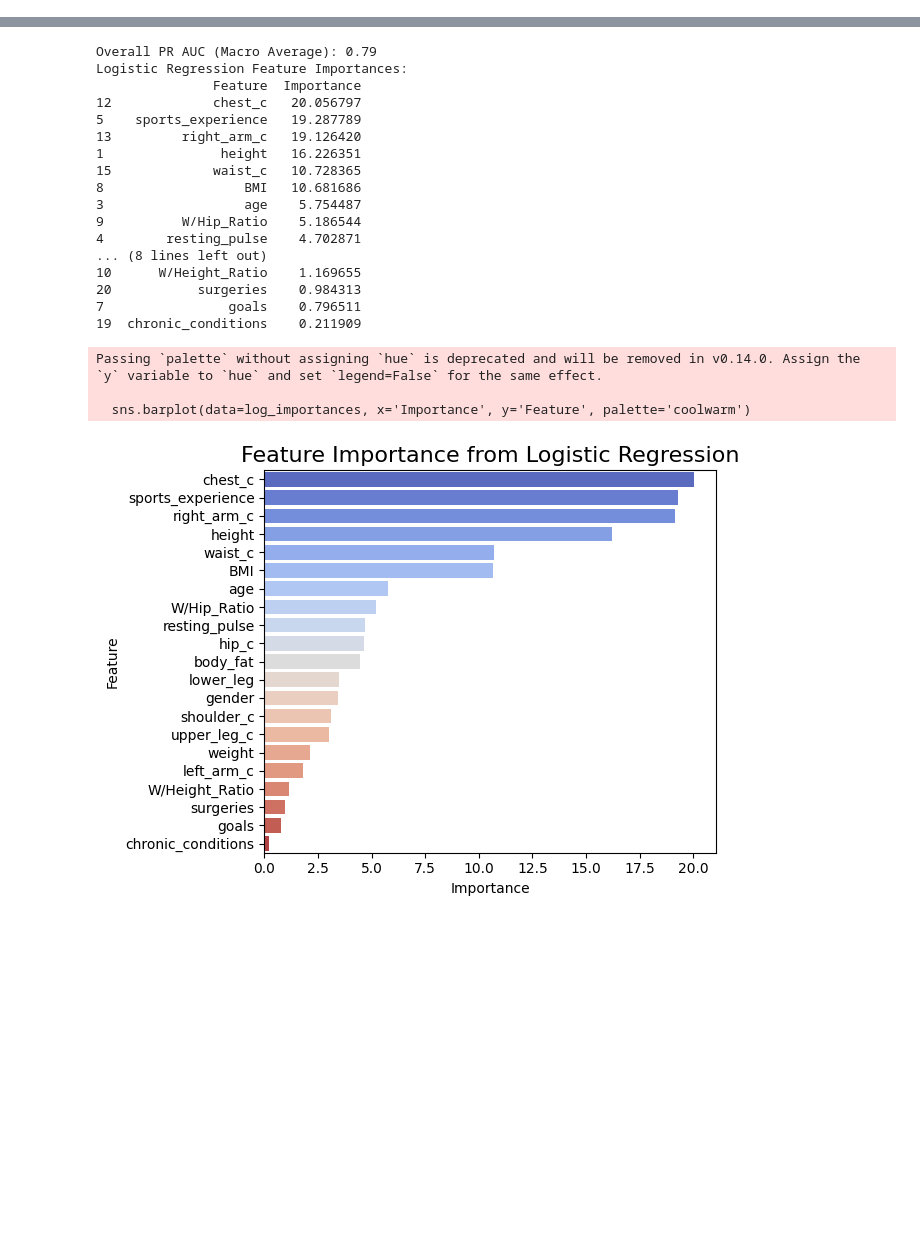
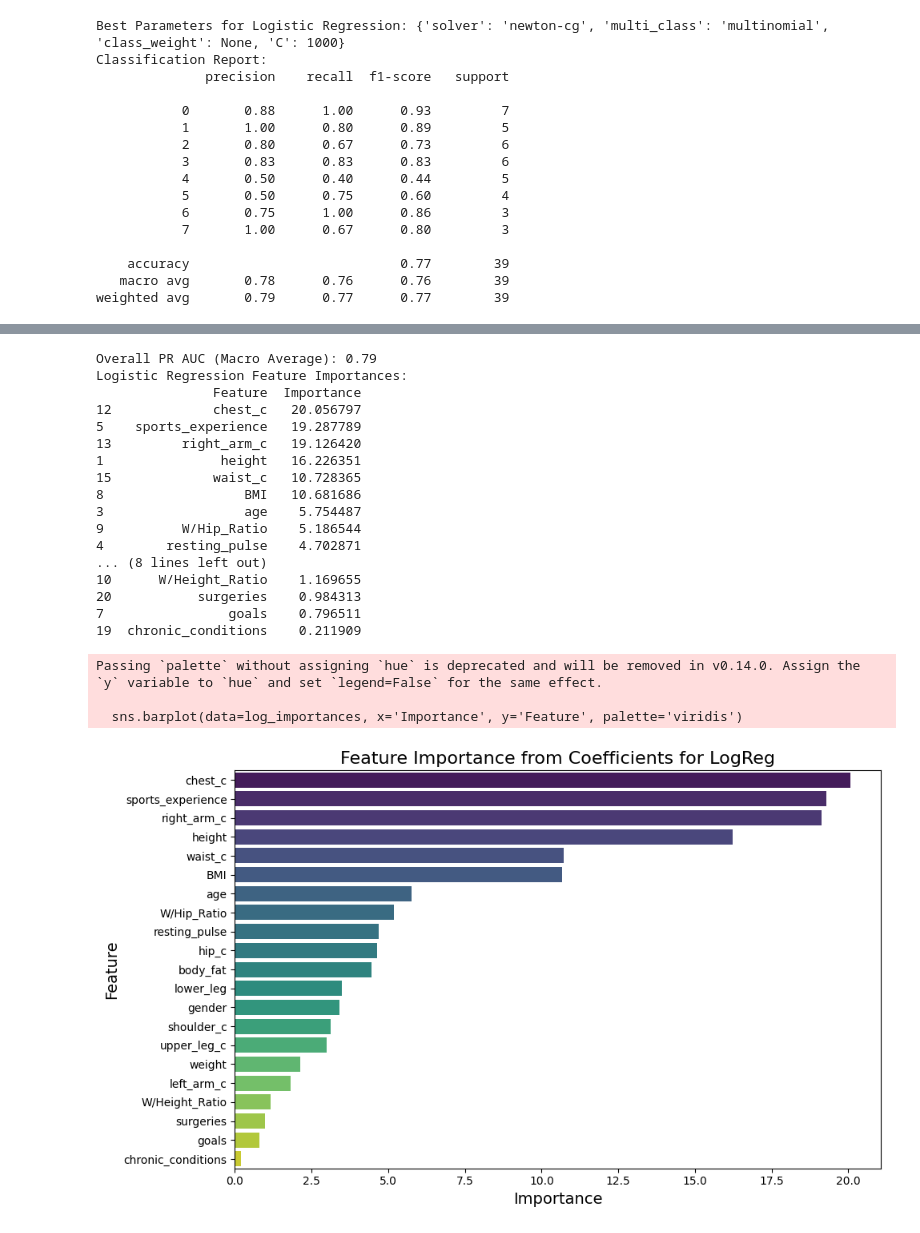
Before and after one commit to idilersudas/MastersProject, a Jupyter notebook: LogRegression.ipynb, the cells around one changed output, grey strips where cells are left out. Drawn from its saved outputs; the diff is of its cells as text; code cells hidden in the pictures; blank space fills up the shorter version.

```diff
--- a/LogRegression.ipynb
+++ b/LogRegression.ipynb
@@ -127,8 +127,11 @@ print("Logistic Regression Feature Importances:")
 print(log_importances)
 
 # Plot feature importance
-sns.barplot(data=log_importances, x='Importance', y='Feature', palette='coolwarm')
-plt.title('Feature Importance from Logistic Regression', fontsize=16)
+plt.figure(figsize=(10, 6))
+sns.barplot(data=log_importances, x='Importance', y='Feature', palette='viridis')
+plt.title('Feature Importance from Coefficients for LogReg', fontsize=16)
+plt.xlabel('Importance', fontsize=14)
+plt.ylabel('Feature', fontsize=14)
 plt.tight_layout()
 plt.show()
 # %% [output]
@@ -152,23 +155,39 @@ weighted avg       0.79      0.77      0.77        39
+Best Parameters for Logistic Regression: {'solver': 'newton-cg', 'multi_class': 'multinomial', 'class_weight': None, 'C': 1000}
+Classification Report:
+              precision    recall  f1-score   support
+
+           0       0.88      1.00      0.93         7
+           1       1.00      0.80      0.89         5
+           2       0.80      0.67      0.73         6
+           3       0.83      0.83      0.83         6
+           4       0.50      0.40      0.44         5
+           5       0.50      0.75      0.60         4
+           6       0.75      1.00      0.86         3
+           7       1.00      0.67      0.80         3
+
+    accuracy                           0.77        39
+   macro avg       0.78      0.76      0.76        39
+weighted avg       0.79      0.77      0.77        39
 [figure]
 [figure]
-Overall PR AUC (Macro Average): 0.79
-Logistic Regression Feature Importances:
-               Feature  Importance
-12             chest_c   20.056797
-5    sports_experience   19.287789
-13         right_arm_c   19.126420
-1               height   16.226351
-15             waist_c   10.728365
-8                  BMI   10.681686
-3                  age    5.754487
-9          W/Hip_Ratio    5.186544
-4        resting_pulse    4.702871
-... (8 lines left out)
-10      W/Height_Ratio    1.169655
-20           surgeries    0.984313
-7                goals    0.796511
-19  chronic_conditions    0.211909
-Passing `palette` without assigning `hue` is deprecated and will be removed in v0.14.0. Assign the `y` variable to `hue` and set `legend=False` for the same effect.
-
-  sns.barplot(data=log_importances, x='Importance', y='Feature', palette='coolwarm')
+Overall PR AUC (Macro Average): 0.79
+Logistic Regression Feature Importances:
+               Feature  Importance
+12             chest_c   20.056797
+5    sports_experience   19.287789
+13         right_arm_c   19.126420
+1               height   16.226351
+15             waist_c   10.728365
+8                  BMI   10.681686
+3                  age    5.754487
+9          W/Hip_Ratio    5.186544
+4        resting_pulse    4.702871
+... (8 lines left out)
+10      W/Height_Ratio    1.169655
+20           surgeries    0.984313
+7                goals    0.796511
+19  chronic_conditions    0.211909
+Passing `palette` without assigning `hue` is deprecated and will be removed in v0.14.0. Assign the `y` variable to `hue` and set `legend=False` for the same effect.
+
+  sns.barplot(data=log_importances, x='Importance', y='Feature', palette='viridis')
-[figure, old version]
+[figure, new version]
```
Also changed, not shown: parts of 1 cell of this notebook, 3 other files.
